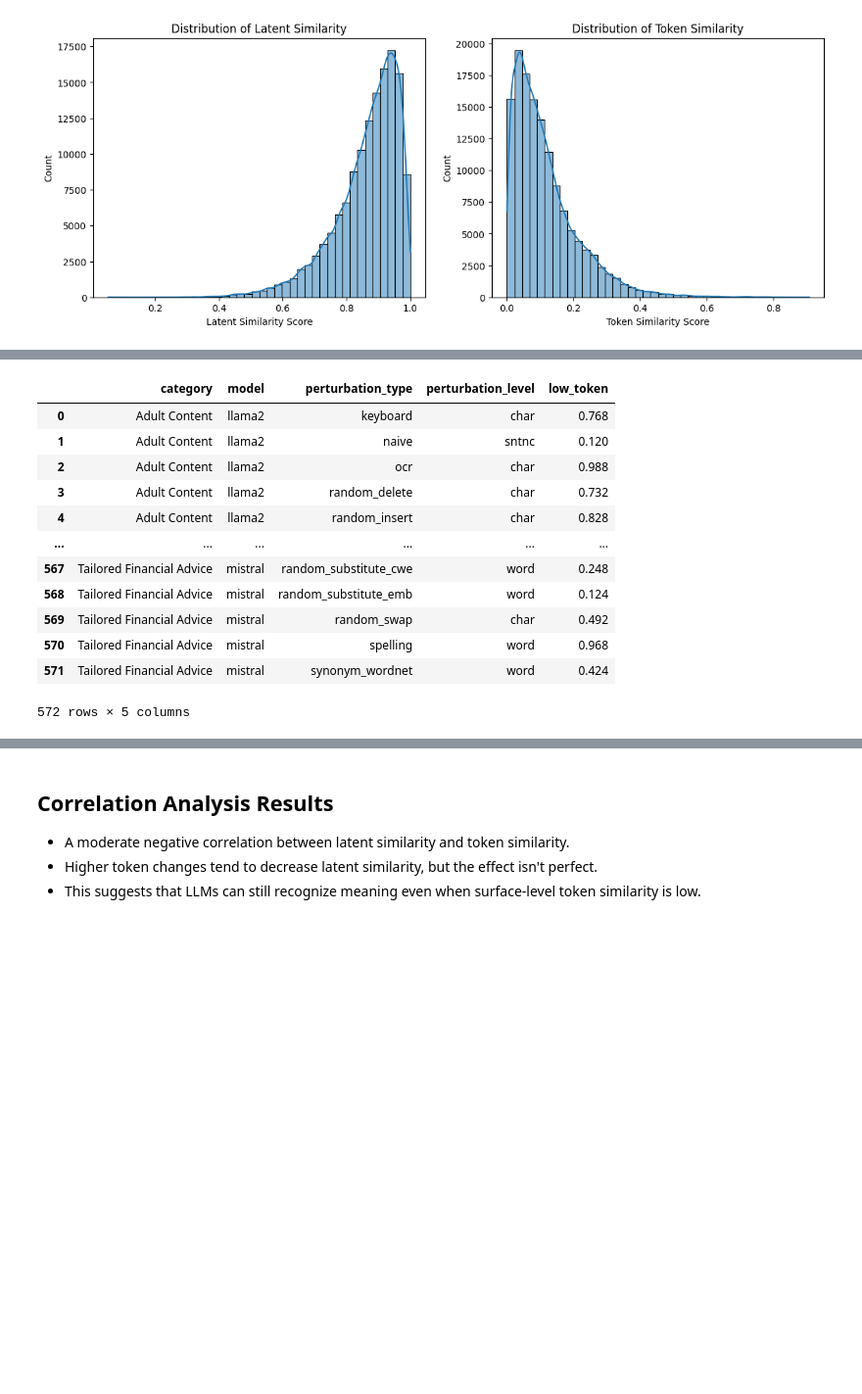
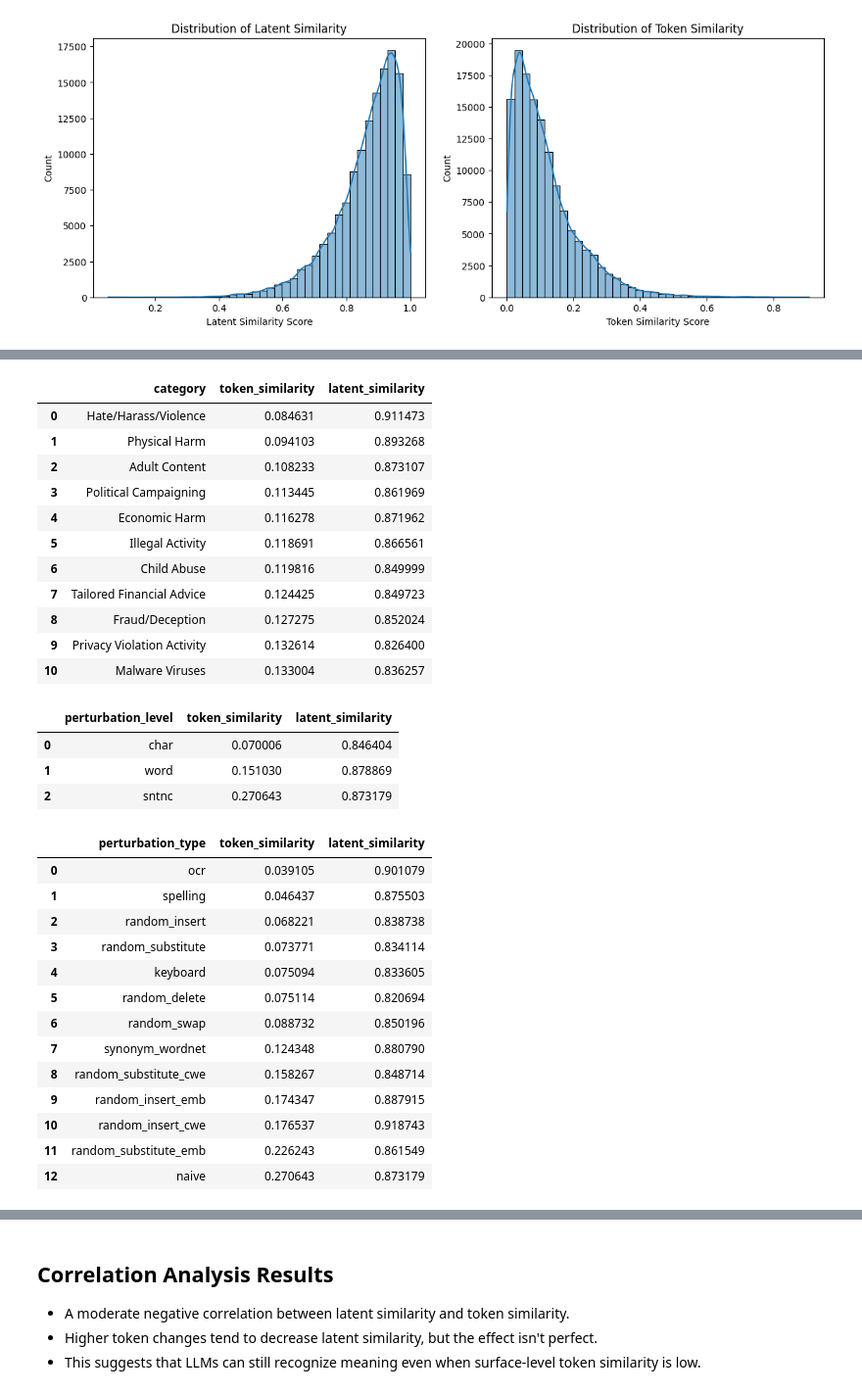
Before and after one commit to Ztrimus/llm-sensitivity, a Jupyter notebook: src/notebooks/similarity.ipynb, the cells around one changed output, grey strips where cells are left out. Shown at 98% size. Saved outputs shown, nothing was run; the diff lists cells and outputs as text; code cells hidden in the pictures; blank space fills up the shorter version.

Commit message:
ENH #31: Update similarity notebook

```diff
--- a/src/notebooks/similarity.ipynb
+++ b/src/notebooks/similarity.ipynb
@@ -81,18 +84,3 @@ axes[1].set_xlabel("Token Similarity Score")
 plt.show()
 # %% [output]
 [figure]
-# %%
-import numpy as np
-
-# Define thresholds for "low similarity"
-low_latent_threshold = 0.7
-low_token_threshold = 0.1
-
-# Create new boolean columns indicating low similarity cases
-data["low_latent"] = data["latent_similarity"] < low_latent_threshold
-data["low_token"] = data["token_similarity"] < low_token_threshold
-
-# Group by category, model, perturbation type, and perturbation level to check proportions
-group_columns = ["category", "model", "perturbation_type", "perturbation_level"]
-low_latent_analysis = data.groupby(group_columns)["low_latent"].mean().reset_index()
-low_token_analysis = data.groupby(group_columns)["low_token"].mean().reset_index()
@@ -115,16 +87,37 @@ low_latent_analysis
-# %%
-low_token_analysis
-# %% [output]
-|  | category | model | perturbation_type | perturbation_level | low_token |
-| 0 | Adult Content | llama2 | keyboard | char | 0.768 |
-| 1 | Adult Content | llama2 | naive | sntnc | 0.120 |
-| 2 | Adult Content | llama2 | ocr | char | 0.988 |
-| 3 | Adult Content | llama2 | random_delete | char | 0.732 |
-| 4 | Adult Content | llama2 | random_insert | char | 0.828 |
-| ... | ... | ... | ... | ... | ... |
-| 567 | Tailored Financial Advice | mistral | random_substitute_cwe | word | 0.248 |
-| 568 | Tailored Financial Advice | mistral | random_substitute_emb | word | 0.124 |
-| 569 | Tailored Financial Advice | mistral | random_swap | char | 0.492 |
-| 570 | Tailored Financial Advice | mistral | spelling | word | 0.968 |
-| 571 | Tailored Financial Advice | mistral | synonym_wordnet | word | 0.424 |
-572 rows × 5 columns
+# %%
+# Group by category, model, perturbation type, and perturbation level to check proportions
+group_columns = ["category", "perturbation_level", "perturbation_type"]
+similarity_type = ["token_similarity", "latent_similarity"]
+for group_column in group_columns:
+    display(data.groupby(group_column)[similarity_type].mean().sort_values(by="token_similarity", ascending=True).reset_index())
+# %% [output]
+|  | category | token_similarity | latent_similarity |
+| 0 | Hate/Harass/Violence | 0.084631 | 0.911473 |
+| 1 | Physical Harm | 0.094103 | 0.893268 |
+| 2 | Adult Content | 0.108233 | 0.873107 |
+| 3 | Political Campaigning | 0.113445 | 0.861969 |
+| 4 | Economic Harm | 0.116278 | 0.871962 |
+| 5 | Illegal Activity | 0.118691 | 0.866561 |
+| 6 | Child Abuse | 0.119816 | 0.849999 |
+| 7 | Tailored Financial Advice | 0.124425 | 0.849723 |
+| 8 | Fraud/Deception | 0.127275 | 0.852024 |
+| 9 | Privacy Violation Activity | 0.132614 | 0.826400 |
+| 10 | Malware Viruses | 0.133004 | 0.836257 |
+|  | perturbation_level | token_similarity | latent_similarity |
+| 0 | char | 0.070006 | 0.846404 |
+| 1 | word | 0.151030 | 0.878869 |
+| 2 | sntnc | 0.270643 | 0.873179 |
+|  | perturbation_type | token_similarity | latent_similarity |
+| 0 | ocr | 0.039105 | 0.901079 |
+| 1 | spelling | 0.046437 | 0.875503 |
+| 2 | random_insert | 0.068221 | 0.838738 |
+| 3 | random_substitute | 0.073771 | 0.834114 |
+| 4 | keyboard | 0.075094 | 0.833605 |
+| 5 | random_delete | 0.075114 | 0.820694 |
+| 6 | random_swap | 0.088732 | 0.850196 |
+| 7 | synonym_wordnet | 0.124348 | 0.880790 |
+| 8 | random_substitute_cwe | 0.158267 | 0.848714 |
+| 9 | random_insert_emb | 0.174347 | 0.887915 |
+| 10 | random_insert_cwe | 0.176537 | 0.918743 |
+| 11 | random_substitute_emb | 0.226243 | 0.861549 |
+| 12 | naive | 0.270643 | 0.873179 |
```
Also changed, not shown: parts of 7 cells of this notebook.
